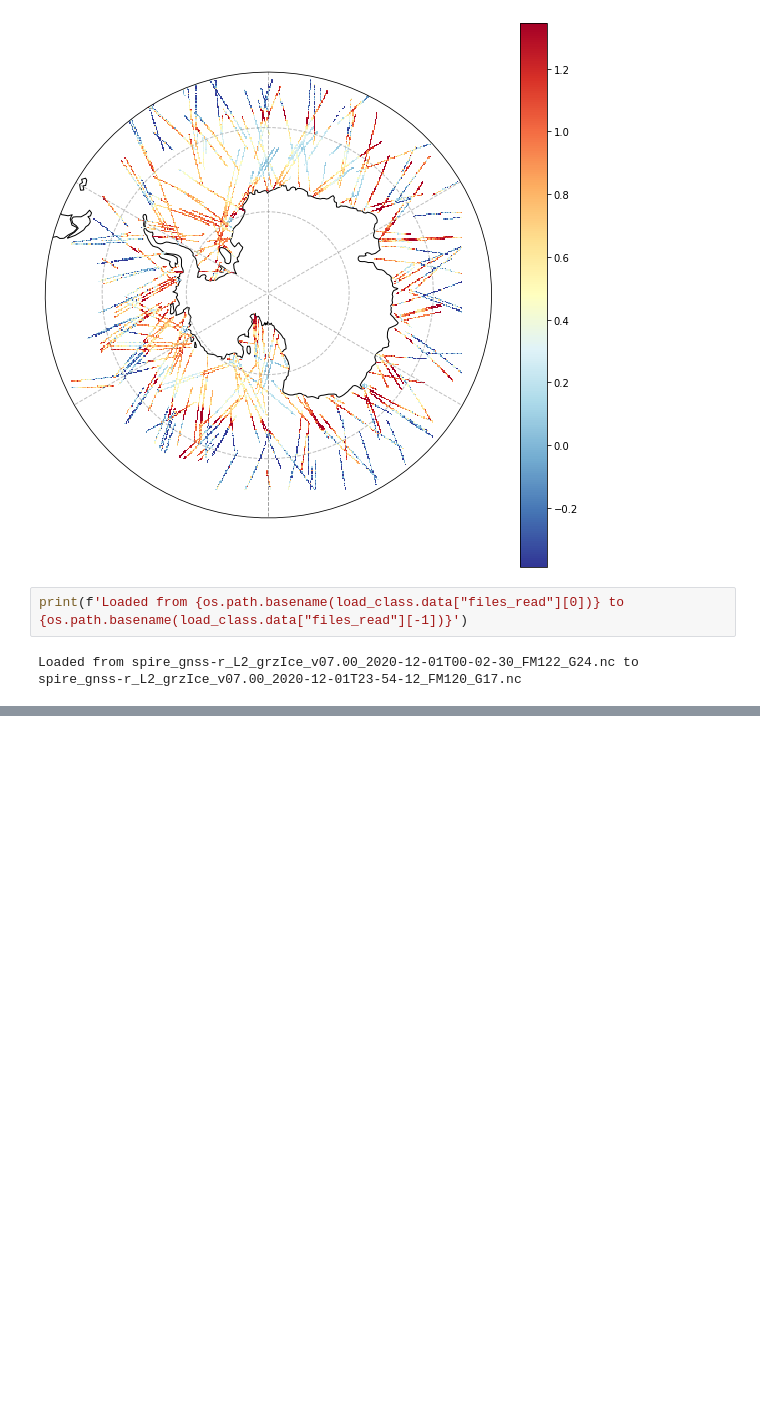
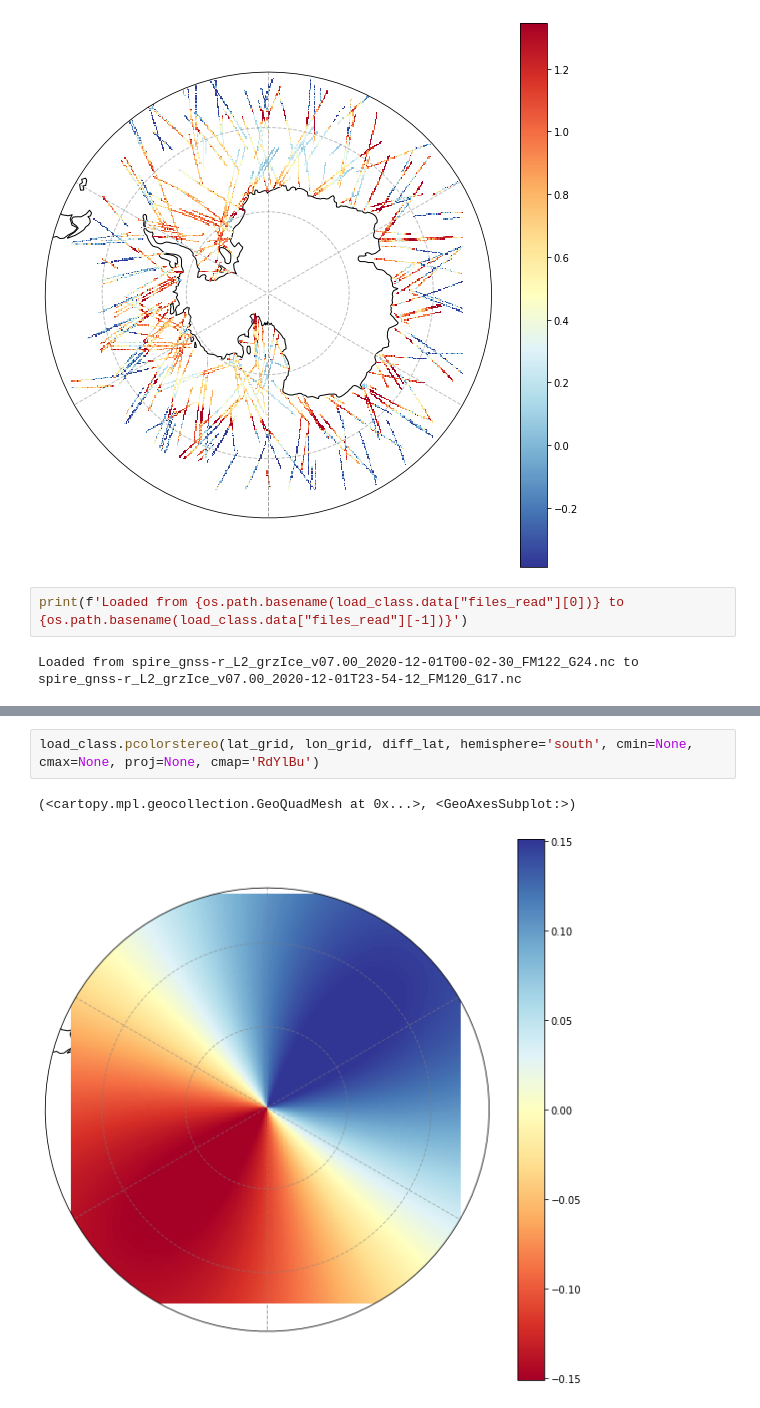
Before and after one commit to SteefanContractor/spacebridge, a Jupyter notebook: exploratory/spire_data/load_in_plot_demo.ipynb, the cells around one changed output, grey strips where cells are left out. Cells and saved outputs as stored; diff of their text form; blank space fills up the shorter version.

```diff
--- a/exploratory/spire_data/load_in_plot_demo.ipynb
+++ b/exploratory/spire_data/load_in_plot_demo.ipynb
@@ -33,0 +102,5 @@ Loaded from spire_gnss-r_L2_grzIce_v07.00_2020-12-01T00-02-30_FM122_G24.nc to sp
+# %%
+load_class.pcolorstereo(lat_grid, lon_grid, diff_lat, hemisphere='south', cmin=None, cmax=None, proj=None, cmap='RdYlBu')
+# %% [output]
+(<cartopy.mpl.geocollection.GeoQuadMesh at 0x...>, <GeoAxesSubplot:>)
+[figure, added]
```
Also changed, not shown: parts of 9 cells of this notebook, 1 other file.
